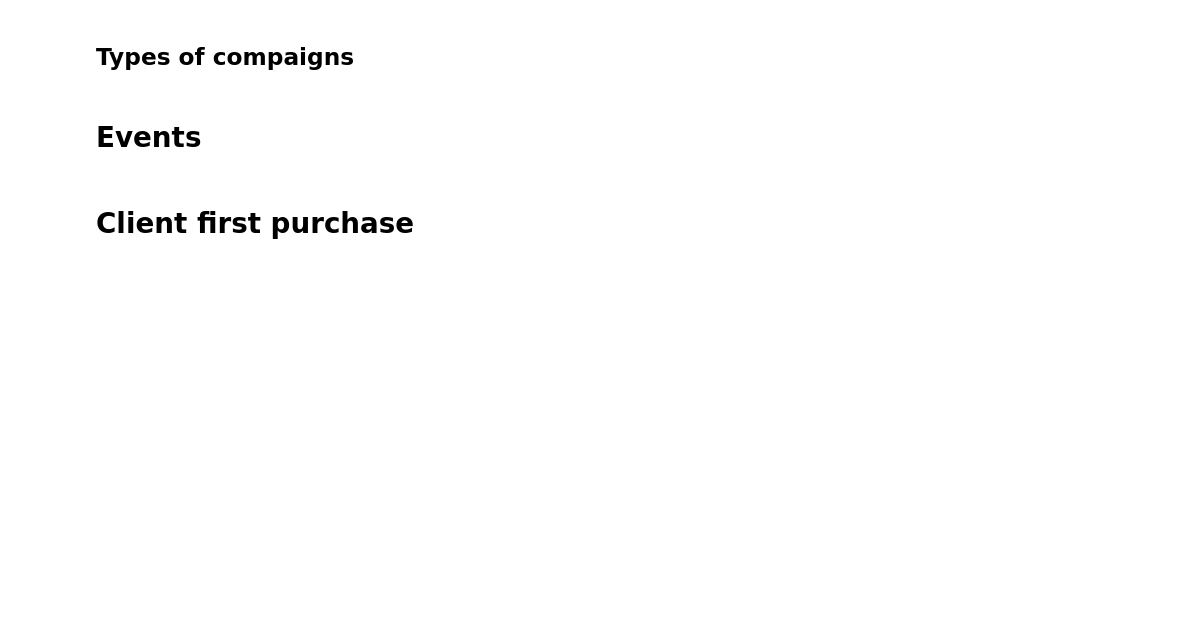
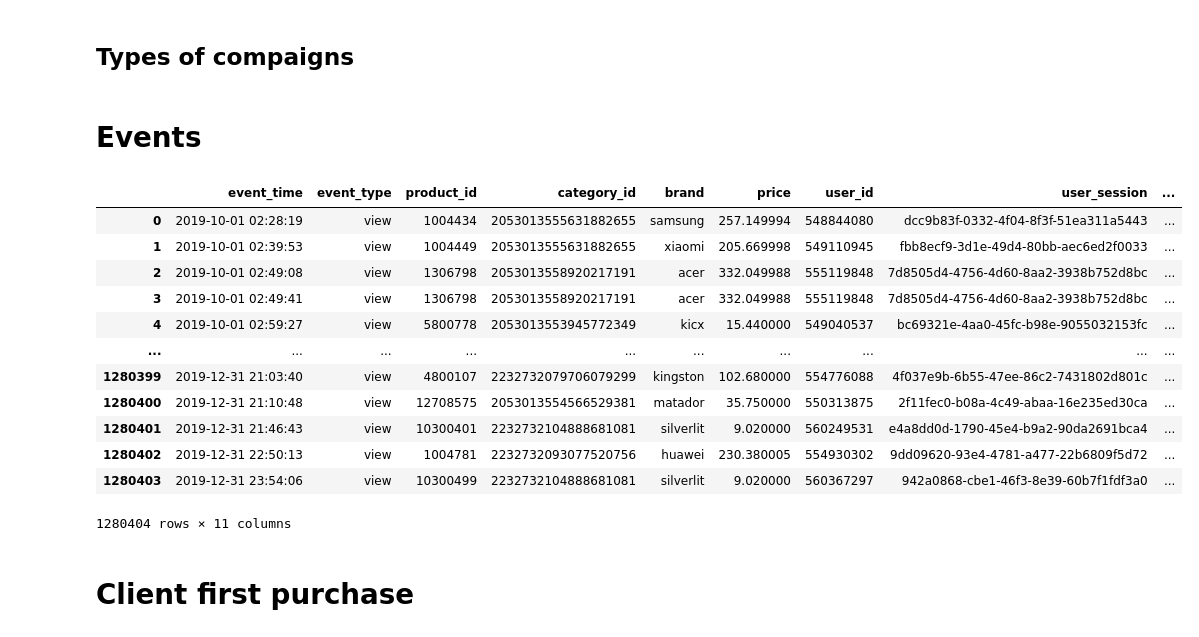
Before and after one commit to Luzinsan/BigData-assignment2, a Jupyter notebook: notebooks/clean_data.ipynb, the cells around one changed output. Saved outputs shown, nothing was run; the diff lists cells and outputs as text; code cells hidden in the pictures; blank space fills up the shorter version.

```diff
--- a/notebooks/clean_data.ipynb
+++ b/notebooks/clean_data.ipynb
@@ -216,14 +222,42 @@ events = pd.read_csv('datasets/events.csv',
 # %%
 users = pd.concat([users,
                    events['user_id'].drop_duplicates()])
+# %%
+# Function to choose the representative value from category_code within each group.
+def choose_representative(series):
+    non_null = series.dropna()
+    if non_null.empty: return np.nan
+    else:
+        mode_vals = non_null.mode()
+        if not mode_vals.empty:
+            return mode_vals.iloc[0]
+        else:
+            return non_null.iloc[0]
 # %%
-unique_products = events[['product_id', 'category_id']].drop_duplicates().reset_index(drop=True)
+unique_products = events.groupby(['product_id', 'category_id'], as_index=False)['category_code']\
+    .agg(choose_representative)
 unique_products['product_pk'] = unique_products.index + 1
-events = events.merge(unique_products, on=['product_id', 'category_id'], how='left')
+events = events.drop(columns='category_code').merge(unique_products, on=['product_id', 'category_id'], how='left')
 # %%
 unique_produc_cards = events[['product_pk', 'brand']].drop_duplicates().reset_index(drop=True)
 unique_produc_cards['product_card_pk'] = unique_produc_cards.index + 1
 events = events.merge(unique_produc_cards, on=['product_pk', 'brand'], how='left')
+# %%
+events
+# %% [output]
+|  | event_time | event_type | product_id | category_id | brand | price | user_id | user_session | ... |
+| 0 | 2019-10-01 02:28:19 | view | 1004434 | 2053013555631882655 | samsung | 257.149994 | 548844080 | dcc9b83f-0332-4f04-8f3f-51ea311a5443 | ... |
+| 1 | 2019-10-01 02:39:53 | view | 1004449 | 2053013555631882655 | xiaomi | 205.669998 | 549110945 | fbb8ecf9-3d1e-49d4-80bb-aec6ed2f0033 | ... |
+| 2 | 2019-10-01 02:49:08 | view | 1306798 | 2053013558920217191 | acer | 332.049988 | 555119848 | 7d8505d4-4756-4d60-8aa2-3938b752d8bc | ... |
+| 3 | 2019-10-01 02:49:41 | view | 1306798 | 2053013558920217191 | acer | 332.049988 | 555119848 | 7d8505d4-4756-4d60-8aa2-3938b752d8bc | ... |
+| 4 | 2019-10-01 02:59:27 | view | 5800778 | 2053013553945772349 | kicx | 15.440000 | 549040537 | bc69321e-4aa0-45fc-b98e-9055032153fc | ... |
+| ... | ... | ... | ... | ... | ... | ... | ... | ... | ... |
+| 1280399 | 2019-12-31 21:03:40 | view | 4800107 | 2232732079706079299 | kingston | 102.680000 | 554776088 | 4f037e9b-6b55-47ee-86c2-7431802d801c | ... |
+| 1280400 | 2019-12-31 21:10:48 | view | 12708575 | 2053013554566529381 | matador | 35.750000 | 550313875 | 2f11fec0-b08a-4c49-abaa-16e235ed30ca | ... |
+| 1280401 | 2019-12-31 21:46:43 | view | 10300401 | 2232732104888681081 | silverlit | 9.020000 | 560249531 | e4a8dd0d-1790-45e4-b9a2-90da2691bca4 | ... |
+| 1280402 | 2019-12-31 22:50:13 | view | 1004781 | 2232732093077520756 | huawei | 230.380005 | 554930302 | 9dd09620-93e4-4781-a477-22b6809f5d72 | ... |
+| 1280403 | 2019-12-31 23:54:06 | view | 10300499 | 2232732104888681081 | silverlit | 9.020000 | 560367297 | 942a0868-cbe1-46f3-8e39-60b7f1fdf3a0 | ... |
+1280404 rows × 11 columns
 # %%
 products = events[['product_pk','product_id', 'category_id', 'category_code']].drop_duplicates().set_index('product_pk')
 products.to_csv(Path(CLEANED_PATH, 'products.csv'))
```
Also changed, not shown: parts of 3 cells of this notebook, 6 other files.
